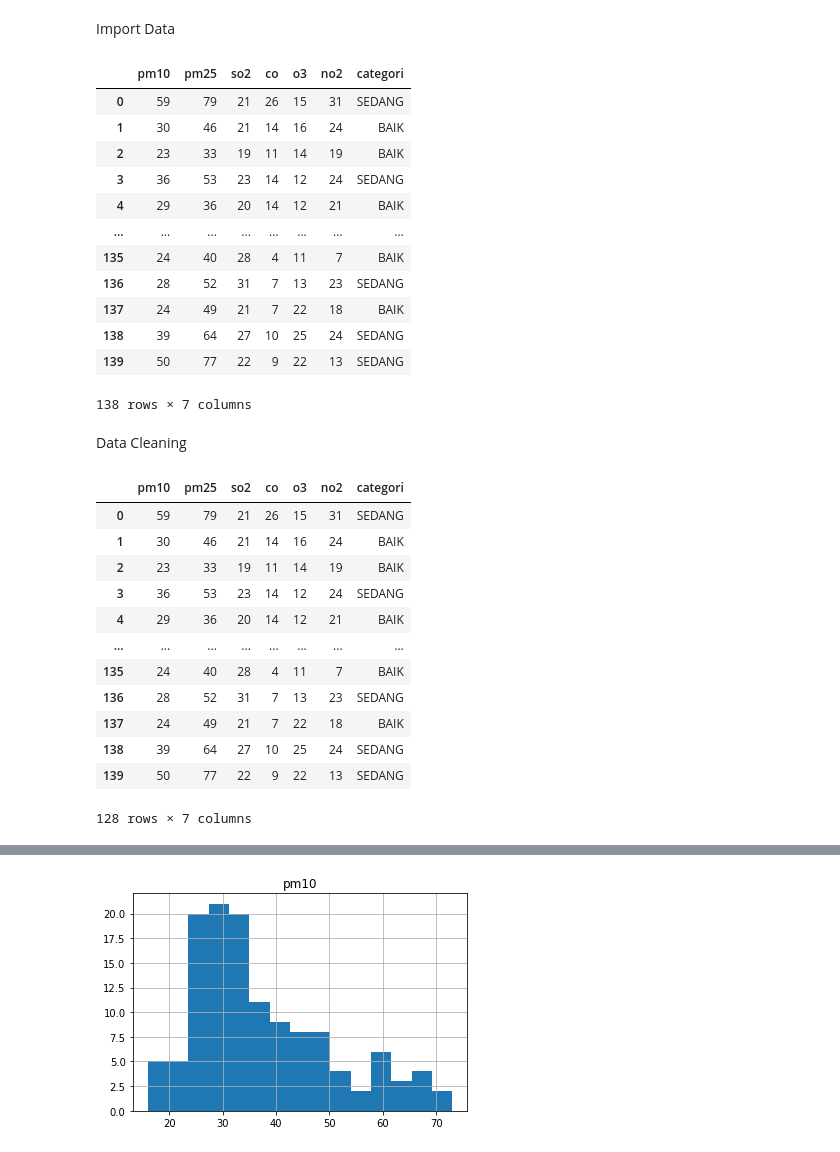
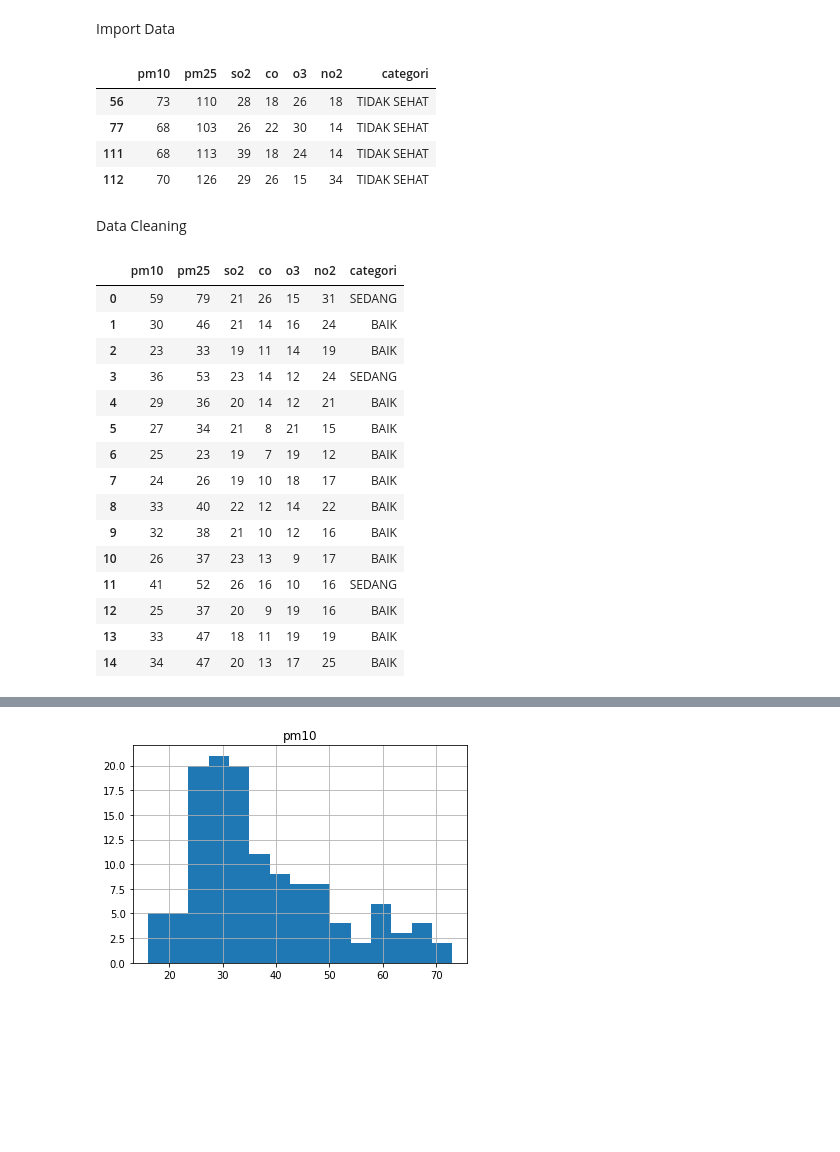
Before and after one commit to Yulianas24/Orbit, a Jupyter notebook: Coba-coba/KNN_pencemaranUdara.ipynb, the cells around one changed output, grey strips where cells are left out. Cells and saved outputs as stored; diff of their text form; code cells hidden in the pictures; blank space fills up the shorter version.

```diff
--- a/Coba-coba/KNN_pencemaranUdara.ipynb
+++ b/Coba-coba/KNN_pencemaranUdara.ipynb
@@ -15,23 +15,15 @@ Import Data
 # %%
 df = pd.read_csv('file/Dataset Pencemaran Udara SPKU Feb 2021.csv')
 df = df.dropna()
 
 df = df[['pm10','pm25','so2','co','o3','no2','categori']]
-df
+df.loc[df['categori'] == 'TIDAK SEHAT']
 # %% [output]
 |  | pm10 | pm25 | so2 | co | o3 | no2 | categori |
-| 0 | 59 | 79 | 21 | 26 | 15 | 31 | SEDANG |
-| 1 | 30 | 46 | 21 | 14 | 16 | 24 | BAIK |
-| 2 | 23 | 33 | 19 | 11 | 14 | 19 | BAIK |
-| 3 | 36 | 53 | 23 | 14 | 12 | 24 | SEDANG |
-| 4 | 29 | 36 | 20 | 14 | 12 | 21 | BAIK |
-| ... | ... | ... | ... | ... | ... | ... | ... |
-| 135 | 24 | 40 | 28 | 4 | 11 | 7 | BAIK |
-| 136 | 28 | 52 | 31 | 7 | 13 | 23 | SEDANG |
-| 137 | 24 | 49 | 21 | 7 | 22 | 18 | BAIK |
-| 138 | 39 | 64 | 27 | 10 | 25 | 24 | SEDANG |
-| 139 | 50 | 77 | 22 | 9 | 22 | 13 | SEDANG |
+| 56 | 73 | 110 | 28 | 18 | 26 | 18 | TIDAK SEHAT |
+| 77 | 68 | 103 | 26 | 22 | 30 | 14 | TIDAK SEHAT |
+| 111 | 68 | 113 | 39 | 18 | 24 | 14 | TIDAK SEHAT |
+| 112 | 70 | 126 | 29 | 26 | 15 | 34 | TIDAK SEHAT |
-138 rows × 7 columns
 # %% [markdown]
 Data Cleaning
 # %%
@@ -41,6 +33,7 @@ for data in index:
   df_clean = df_clean[df_clean[data].str.isnumeric()]
 
 df_clean.drop_duplicates()
+df_clean.head(15)
 # %% [output]
 |  | pm10 | pm25 | so2 | co | o3 | no2 | categori |
 | 0 | 59 | 79 | 21 | 26 | 15 | 31 | SEDANG |
@@ -48,13 +41,16 @@ df_clean.drop_duplicates()
 | 2 | 23 | 33 | 19 | 11 | 14 | 19 | BAIK |
 | 3 | 36 | 53 | 23 | 14 | 12 | 24 | SEDANG |
 | 4 | 29 | 36 | 20 | 14 | 12 | 21 | BAIK |
-| ... | ... | ... | ... | ... | ... | ... | ... |
-| 135 | 24 | 40 | 28 | 4 | 11 | 7 | BAIK |
-| 136 | 28 | 52 | 31 | 7 | 13 | 23 | SEDANG |
-| 137 | 24 | 49 | 21 | 7 | 22 | 18 | BAIK |
-| 138 | 39 | 64 | 27 | 10 | 25 | 24 | SEDANG |
-| 139 | 50 | 77 | 22 | 9 | 22 | 13 | SEDANG |
+| 5 | 27 | 34 | 21 | 8 | 21 | 15 | BAIK |
+| 6 | 25 | 23 | 19 | 7 | 19 | 12 | BAIK |
+| 7 | 24 | 26 | 19 | 10 | 18 | 17 | BAIK |
+| 8 | 33 | 40 | 22 | 12 | 14 | 22 | BAIK |
+| 9 | 32 | 38 | 21 | 10 | 12 | 16 | BAIK |
+| 10 | 26 | 37 | 23 | 13 | 9 | 17 | BAIK |
+| 11 | 41 | 52 | 26 | 16 | 10 | 16 | SEDANG |
+| 12 | 25 | 37 | 20 | 9 | 19 | 16 | BAIK |
+| 13 | 33 | 47 | 18 | 11 | 19 | 19 | BAIK |
+| 14 | 34 | 47 | 20 | 13 | 17 | 25 | BAIK |
-128 rows × 7 columns
 # %%
 
 df_clean['categori'].replace(df_clean['categori'].unique(), [1,2,0], inplace=True)
```
